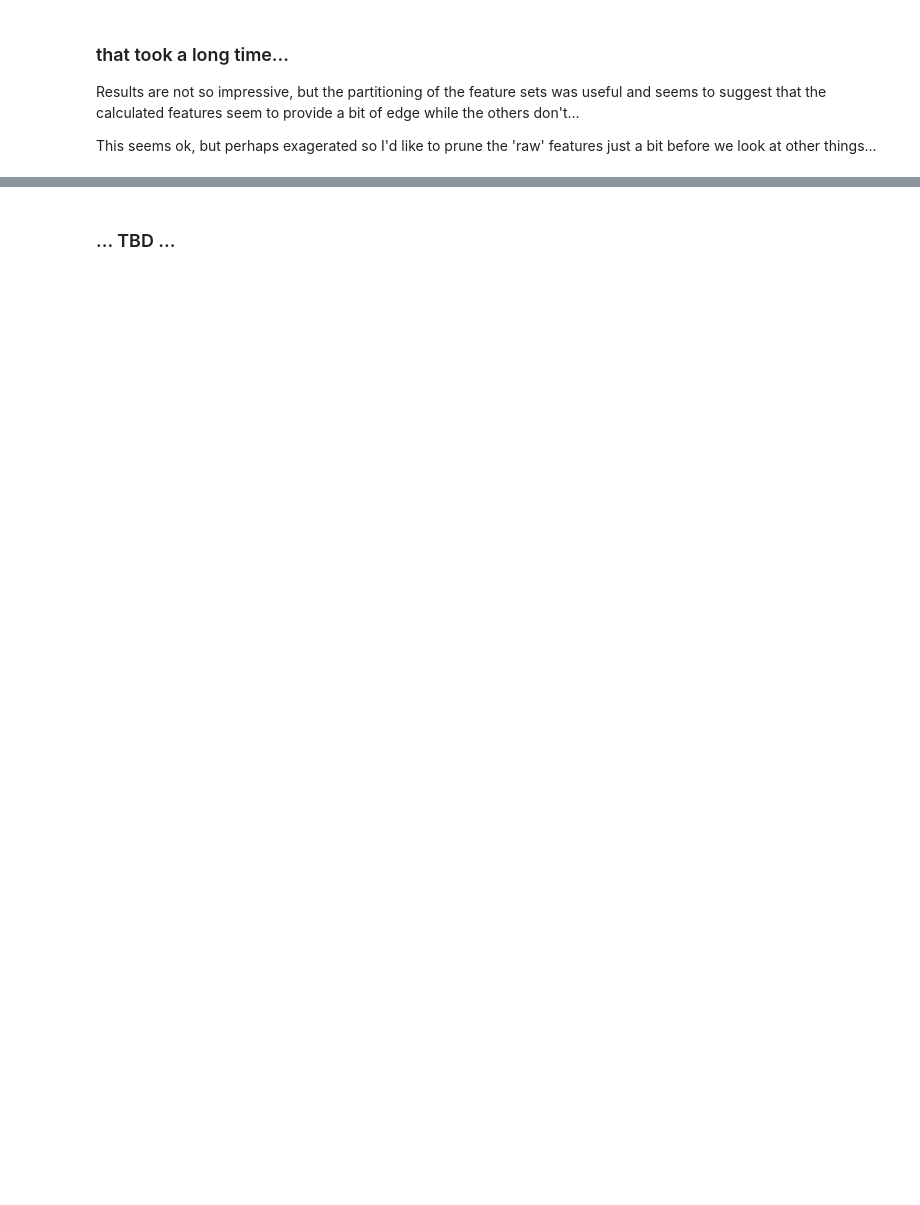
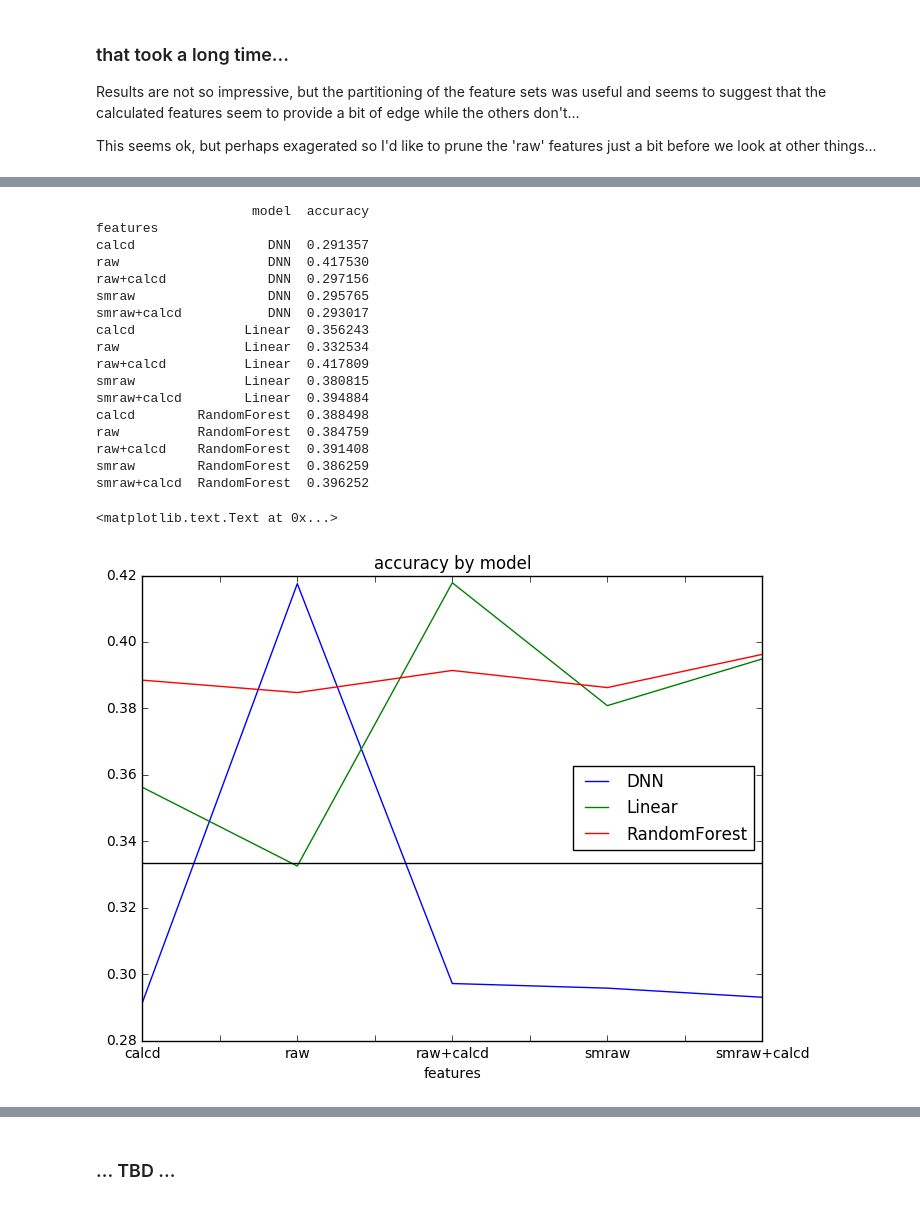
Before and after one commit to hackthemarket/pystrat, a Jupyter notebook: DEN2_features.ipynb, the cells around one changed output, grey strips where cells are left out. Saved outputs shown, nothing was run; the diff lists cells and outputs as text; code cells hidden in the pictures; blank space fills up the shorter version.

```diff
--- a/DEN2_features.ipynb
+++ b/DEN2_features.ipynb
@@ -823,0 +811,33 @@ There remain numerous paths for progression.  Some of these:
+# %%
+#df.sort(['job','count'],ascending=False).groupby('job').head(3)
+
+resdf = results[['model','features','accuracy']].sort_values(['model','features'])
+resdf.set_index(resdf.features, inplace=True)
+resdf.drop('features',axis=1,inplace=True)
+print resdf
+fig, ax = plt.subplots(figsize=(8,6))
+for label, df in resdf.groupby('model'):
+    df.accuracy.plot(ax=ax, label=label)
+plt.axhline(y=.333333,color='black')
+plt.legend(loc='center right')
+plt.title('accuracy by model')
+# %% [output]
+                    model  accuracy
+features
+calcd                 DNN  0.291357
+raw                   DNN  0.417530
+raw+calcd             DNN  0.297156
+smraw                 DNN  0.295765
+smraw+calcd           DNN  0.293017
+calcd              Linear  0.356243
+raw                Linear  0.332534
+raw+calcd          Linear  0.417809
+smraw              Linear  0.380815
+smraw+calcd        Linear  0.394884
+calcd        RandomForest  0.388498
+raw          RandomForest  0.384759
+raw+calcd    RandomForest  0.391408
+smraw        RandomForest  0.386259
+smraw+calcd  RandomForest  0.396252
+<matplotlib.text.Text at 0x...>
+[figure, added]
```
Also changed, not shown: parts of 29 cells of this notebook.
